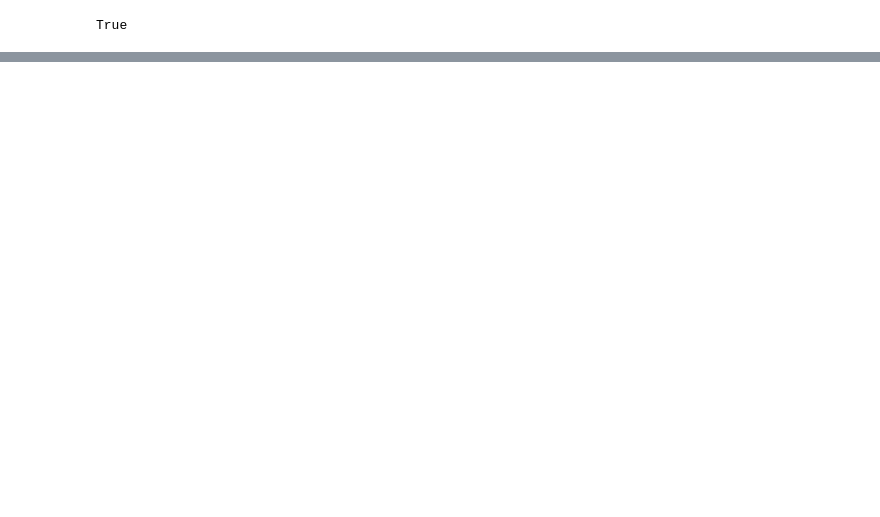
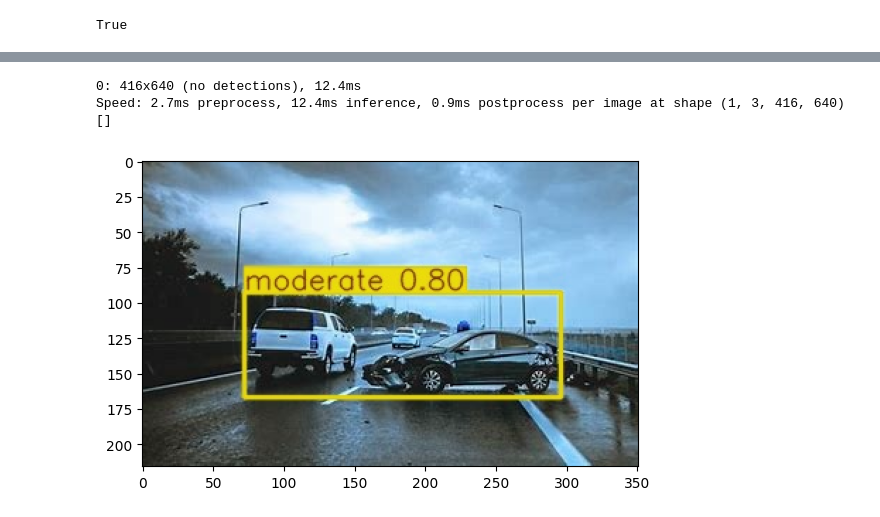
Before and after one commit to santenana/Car_accident_insurance, a Jupyter notebook: test.ipynb, the cells around one changed output, grey strips where cells are left out. Cells and saved outputs as stored; diff of their text form; code cells hidden in the pictures; blank space fills up the shorter version.

Commit message:
se agrega funcion para hacer la prediccion de las imagenes, queda pendiente la del video y la funcion para generar el reporte

```diff
--- a/test.ipynb
+++ b/test.ipynb
@@ -54,0 +55,35 @@ severo
+# %%
+best_model = YOLO("/home/santenana/Proyectos/02_ObjectDetection/runs/detect/train12/weights/best.pt")
+path_image = "/home/santenana/Proyectos/02_ObjectDetection/Deteccion1.jpg"
+from PIL import  Image
+
+def read_image_file(path):
+    img = Image.open(path)
+    img = img.convert('RGB')
+    img_array = np.array(img)
+    return img_array
+
+a = read_image_file(path_image)
+# %%
+
+def imagen_detect(a):
+    # array = read_image_file(path)
+    res = model.predict(a,imgsz=640)
+    imagen = res[0].plot()
+    labels = res[0].names
+    predicted_labels = []
+    for result in res:
+        for pred in result.boxes:
+            label_index = int(pred.cls)
+            label = labels[label_index]
+            predicted_labels.append(label)
+    return imagen,predicted_labels
+img,label = imagen_detect(a)
+print(label)
+plt.imshow(img)
+plt.show()
+# %% [output]
+0: 416x640 (no detections), 12.4ms
+Speed: 2.7ms preprocess, 12.4ms inference, 0.9ms postprocess per image at shape (1, 3, 416, 640)
+[]
+[figure, added]
```
Also changed, not shown: parts of 4 cells of this notebook, 5 other files.
